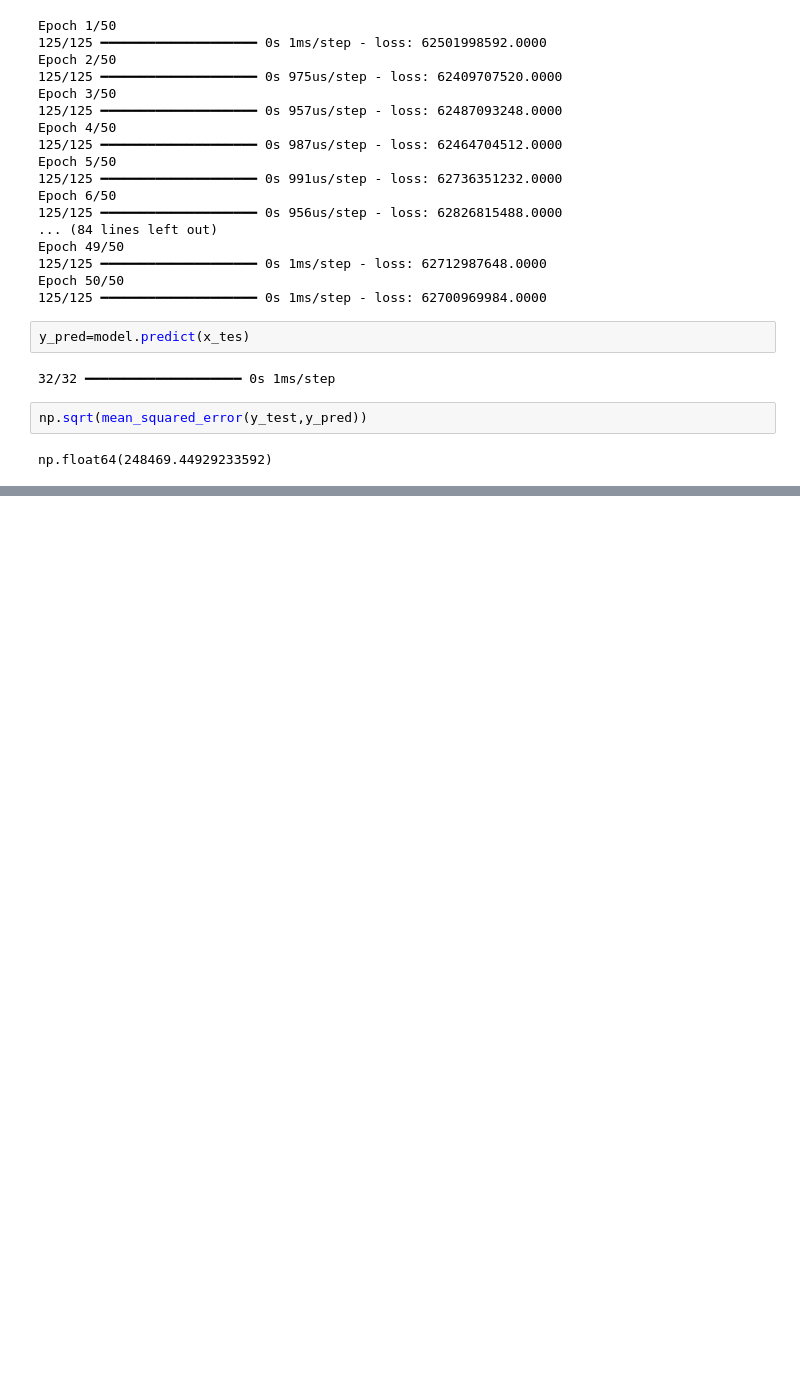
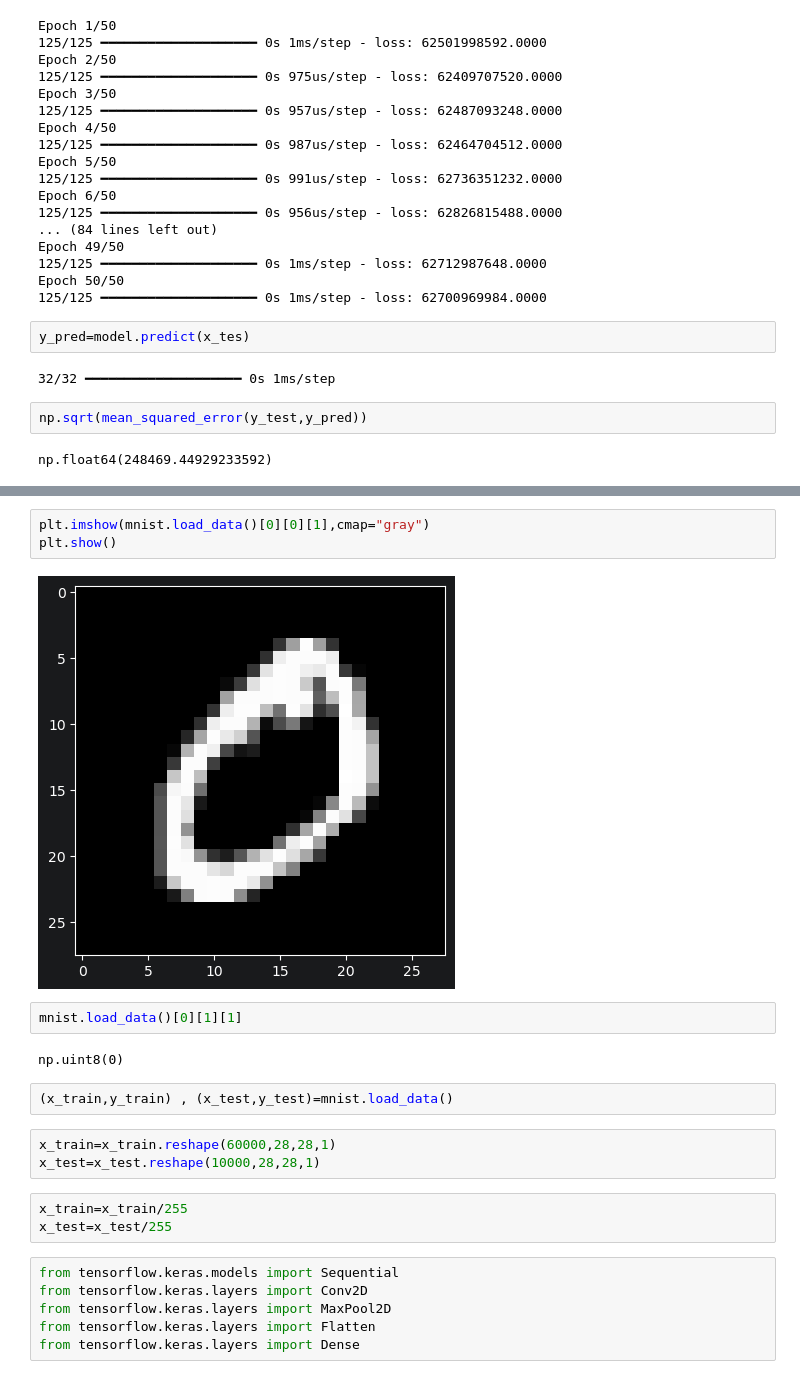
Before and after one commit to namal1230/DeepLearning-and-NeuralNetwork, a Jupyter notebook: DeepLearning-and-NeuralNetwork.ipynb, the cells around one changed output, grey strips where cells are left out. Drawn from its saved outputs; the diff is of its cells as text; blank space fills up the shorter version.

```diff
--- a/DeepLearning-and-NeuralNetwork.ipynb
+++ b/DeepLearning-and-NeuralNetwork.ipynb
@@ -232,0 +244,23 @@ np.float64(248469.44929233592)
+# %%
+plt.imshow(mnist.load_data()[0][0][1],cmap="gray")
+plt.show()
+# %% [output]
+[figure, added]
+# %%
+mnist.load_data()[0][1][1]
+# %% [output]
+np.uint8(0)
+# %%
+(x_train,y_train) , (x_test,y_test)=mnist.load_data()
+# %%
+x_train=x_train.reshape(60000,28,28,1)
+x_test=x_test.reshape(10000,28,28,1)
+# %%
+x_train=x_train/255
+x_test=x_test/255
+# %%
+from tensorflow.keras.models import Sequential
+from tensorflow.keras.layers import Conv2D
+from tensorflow.keras.layers import MaxPool2D
+from tensorflow.keras.layers import Flatten
+from tensorflow.keras.layers import Dense
```
Also changed, not shown: parts of 9 cells of this notebook.
